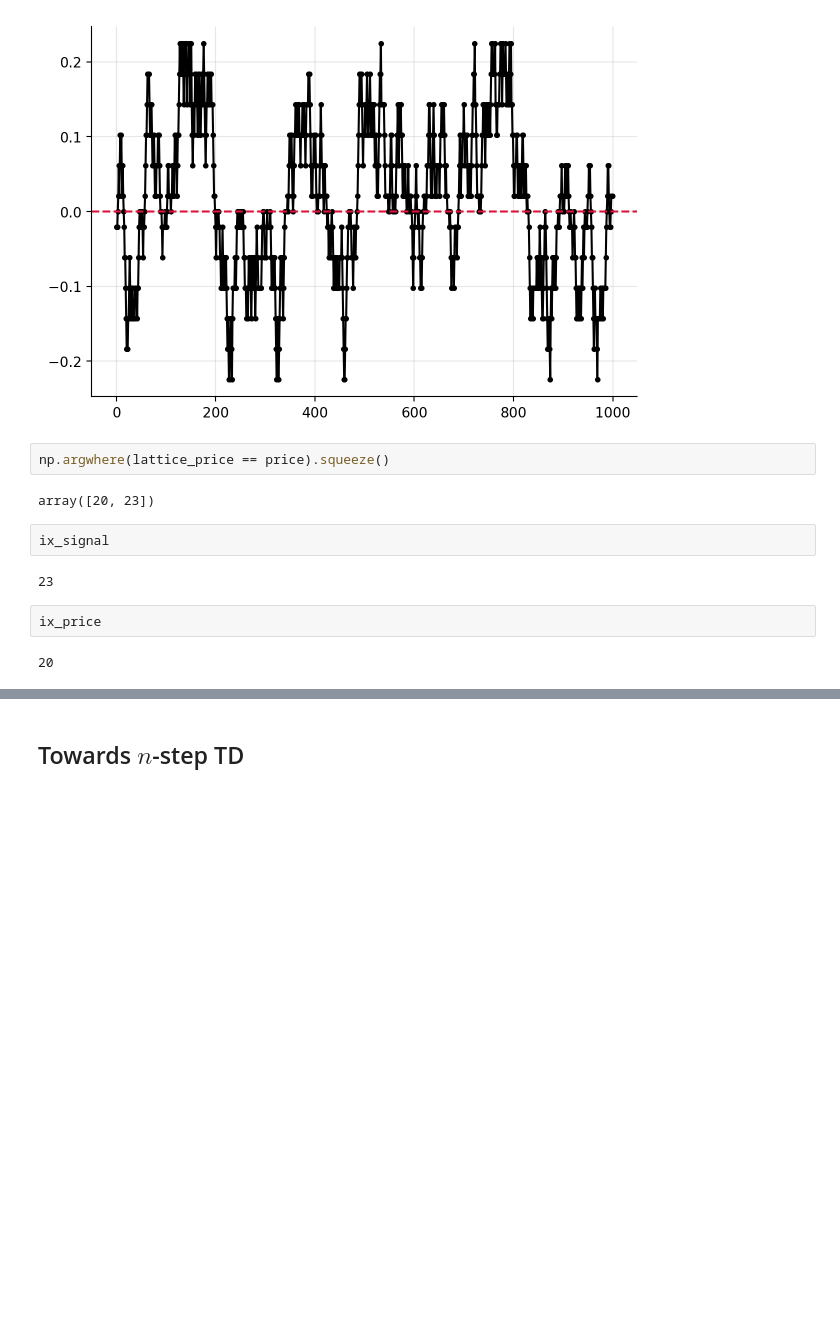
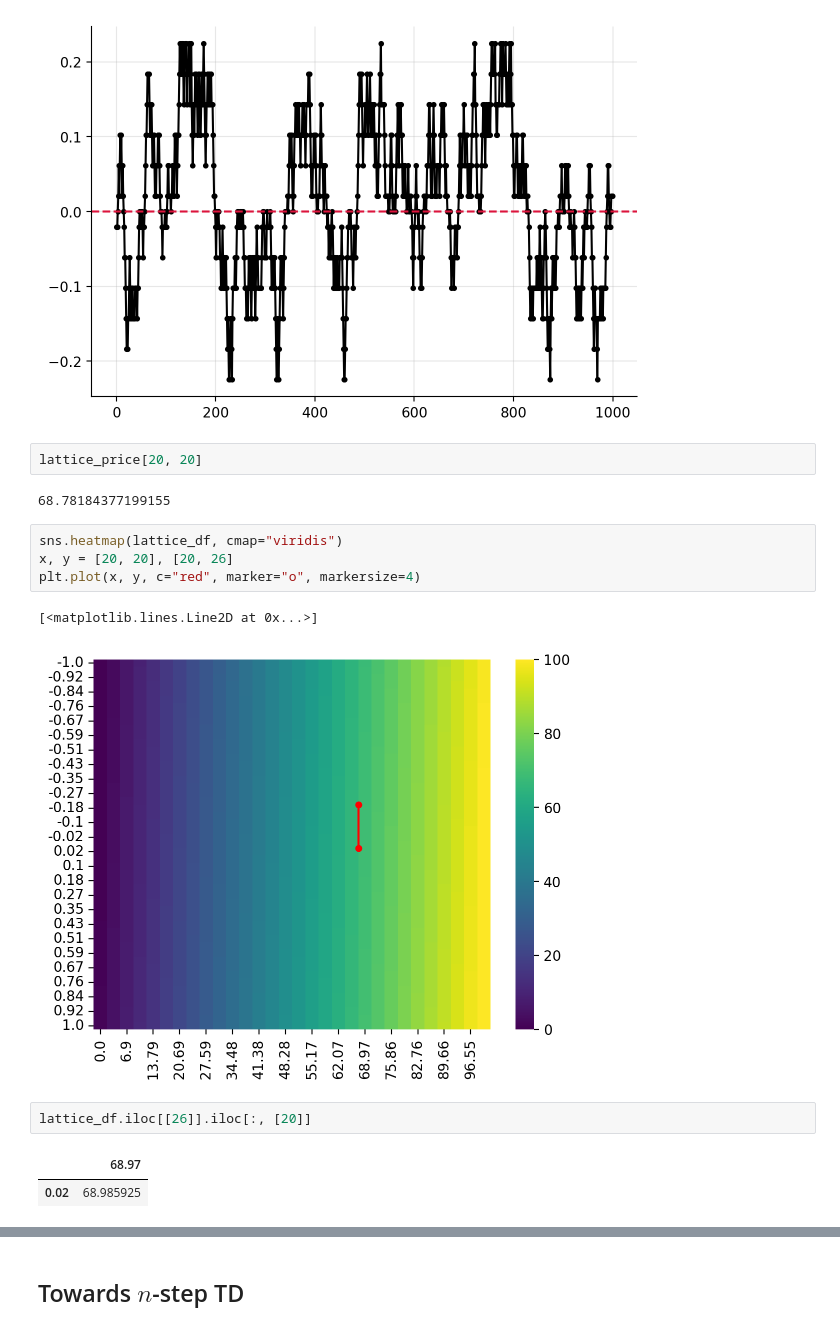
Before and after one commit to sapienzaio/online-ml-finance, a Jupyter notebook: 06-reinforcement-learning/price-impact-grid.ipynb, the cells around one changed output, grey strips where cells are left out. Drawn from its saved outputs; the diff is of its cells as text; blank space fills up the shorter version.

```diff
--- a/06-reinforcement-learning/price-impact-grid.ipynb
+++ b/06-reinforcement-learning/price-impact-grid.ipynb
@@ -170,18 +281,22 @@ plt.axhline(y=0, c="crimson", linestyle="--")
 plt.grid(alpha=0.3)
 # %% [output]
 [figure]
-# %%
-np.argwhere(lattice_price == price).squeeze()
-# %% [output]
-array([20, 23])
-# %%
-ix_signal
-# %% [output]
-23
-# %%
-ix_price
-# %% [output]
-20
+# %%
+lattice_price[20, 20]
+# %% [output]
+68.78184377199155
+# %%
+sns.heatmap(lattice_df, cmap="viridis")
+x, y = [20, 20], [20, 26]
+plt.plot(x, y, c="red", marker="o", markersize=4)
+# %% [output]
+[<matplotlib.lines.Line2D at 0x...>]
+[figure, added]
+# %%
+lattice_df.iloc[[26]].iloc[:, [20]]
+# %% [output]
+|  | 68.97 |
+| 0.02 | 68.985925 |
 # %%
 force_signal = 1 # equivalent to the standard deviation in the signal process
 reversion_factor = 0.1
```
Also changed, not shown: parts of 11 cells of this notebook.
